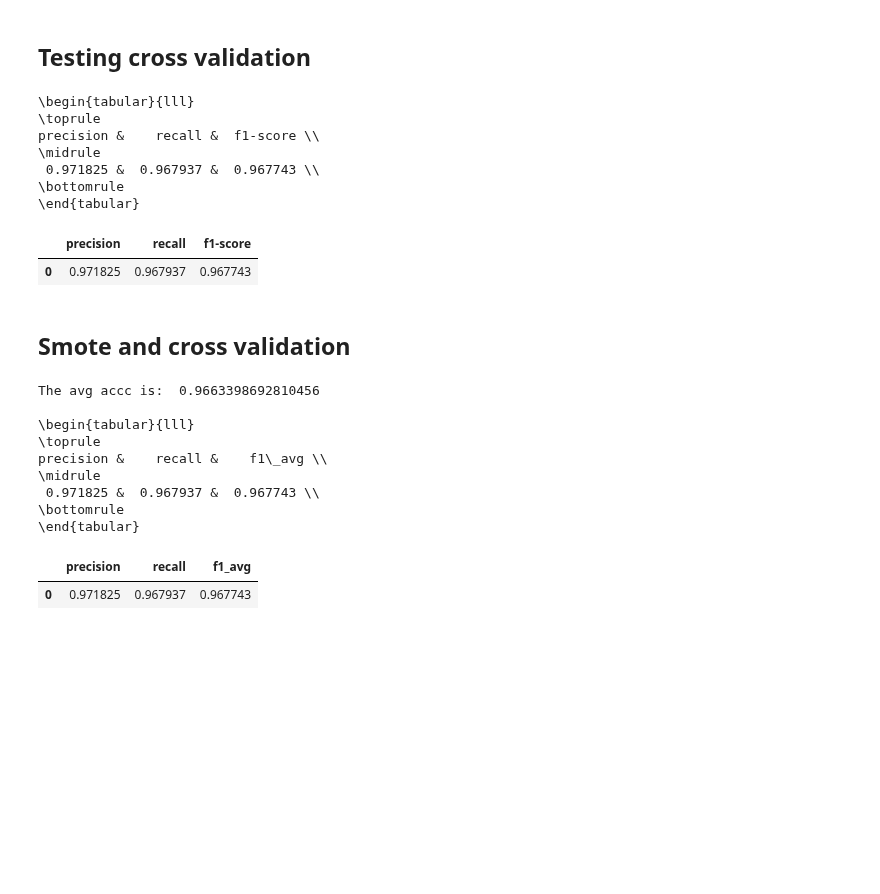
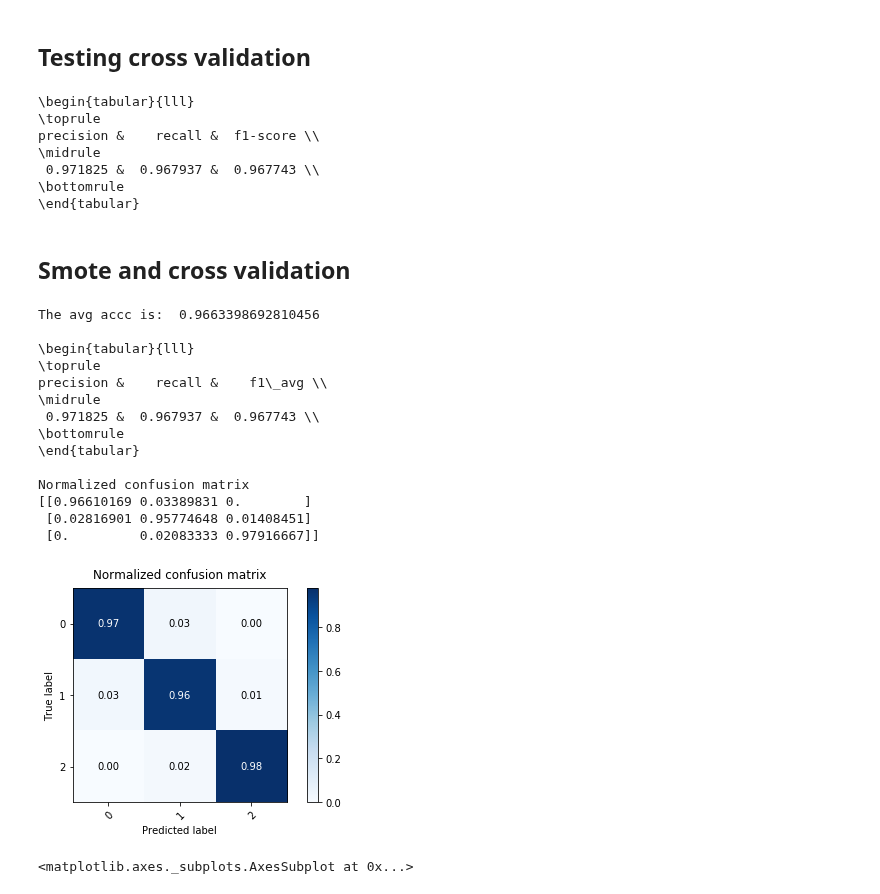
Before and after one commit to StianIsmar/project-thesis, a Jupyter notebook: TE/models/performance_measure.ipynb, the cells around one changed output. Saved outputs shown, nothing was run; the diff lists cells and outputs as text; code cells hidden in the pictures; blank space fills up the shorter version.

Commit message:
Fixed confusion matrix

```diff
--- a/TE/models/performance_measure.ipynb
+++ b/TE/models/performance_measure.ipynb
@@ -220,7 +223,6 @@ y = np.ravel(y)
 rf = train_rf_model(X, y)
 # %%
 df = get_cross_validation_df(rf,X,y)
-df
 # %% [output]
 \begin{tabular}{lll}
 \toprule
@@ -229,18 +231,20 @@ precision &    recall &  f1-score \\
  0.971825 &  0.967937 &  0.967743 \\
 \bottomrule
 \end{tabular}
-|  | precision | recall | f1-score |
-| 0 | 0.971825 | 0.967937 | 0.967743 |
 # %% [markdown]
 ## Smote and cross validation
 # %%
-
-
-from sklearn.model_selection import KFold
+from sklearn.model_selection import StratifiedKFold
 from imblearn.over_sampling import SMOTE
 from sklearn.metrics import f1_score
 
-def smote_and_cross_val(clf, X, y):
+def smote_and_cross_val(clf, X, y, SMOTE = False):
+
+    # For the confusion matrix
+    y_pred_total = []
+    y_true_total = []
+
+    # Metrics
     f1_score_list = []
     recall_list = []
     precision_list = []
@@ -258,11 +262,23 @@ def smote_and_cross_val(clf, X, y):
         y_train = y[train_index]  # Based on your code, you might need a ravel call here, but I would look into how you're generating your y
         X_test = X[test_index]
         y_test = y[test_index]  # See comment on ravel and  y_train
-        sm = SMOTE()
-        X_train_oversampled, y_train_oversampled = sm.fit_sample(X_train, y_train)
+
+        if (SMOTE == True):
+            sm = SMOTE()
+            X_train, y_train = sm.fit_sample(X_train, y_train)
+
         model = clf  # Choose a model here
         model.fit(X_train, y_train)
         y_pred = model.predict(X_test)
+
+        # Adding to total lists
+        y_pred_total = y_pred_total + y_pred.tolist()
+        y_true_total = y_true_total + y_test.tolist()
+
+        #y_pred_total = y_pred_total + y_pred
+        #y_true_total= y_true_total + y_test
+
+        # Appending to lists
         recall_list.append(recall_score(y_test, y_pred, average=None))
         precision_list.append(precision_score(y_test, y_pred, average=None))
         f1_score_list.append(f1_score(y_test, y_pred,average=None))
@@ -270,34 +286,40 @@ def smote_and_cross_val(clf, X, y):
 
     acc_avg = np.average(accuracy_list)
     print("The avg accc is: ", acc_avg)
     rec_avg = np.average(recall_list)
     prec_avg = np.average(precision_list)
     f1_avg = np.average(f1_score_list)
 
     results = {'precision': prec_avg, 'recall': rec_avg, 'f1_avg': f1_avg}
 
 
     df = pd.DataFrame(columns = results.keys())
 
     i=0
     for name in results.keys():
         df.at[0,name] = np.average(results[name])
         i = i+1
 
     pandas_to_latex.df_to_latex(df)
 
-    return df
+    return df, y_true_total, y_pred_total
 
-smote_and_cross_val(rf,X,y)
+df, y_true, y_pred = smote_and_cross_val(rf,X,y)
+plot_confusion_matrix(y_true,y_pred,True)
 # %% [output]
 The avg accc is:  0.9663398692810456
 
 \begin{tabular}{lll}
 \toprule
 precision &    recall &    f1\_avg \\
 \midrule
  0.971825 &  0.967937 &  0.967743 \\
 \bottomrule
 \end{tabular}
+
+Normalized confusion matrix
+[[0.96610169 0.03389831 0.        ]
+ [0.02816901 0.95774648 0.01408451]
+ [0.         0.02083333 0.97916667]]
-|  | precision | recall | f1_avg |
-| 0 | 0.971825 | 0.967937 | 0.967743 |
+[figure, added]
+<matplotlib.axes._subplots.AxesSubplot at 0x...>
```
Also changed, not shown: parts of 2 cells of this notebook.
